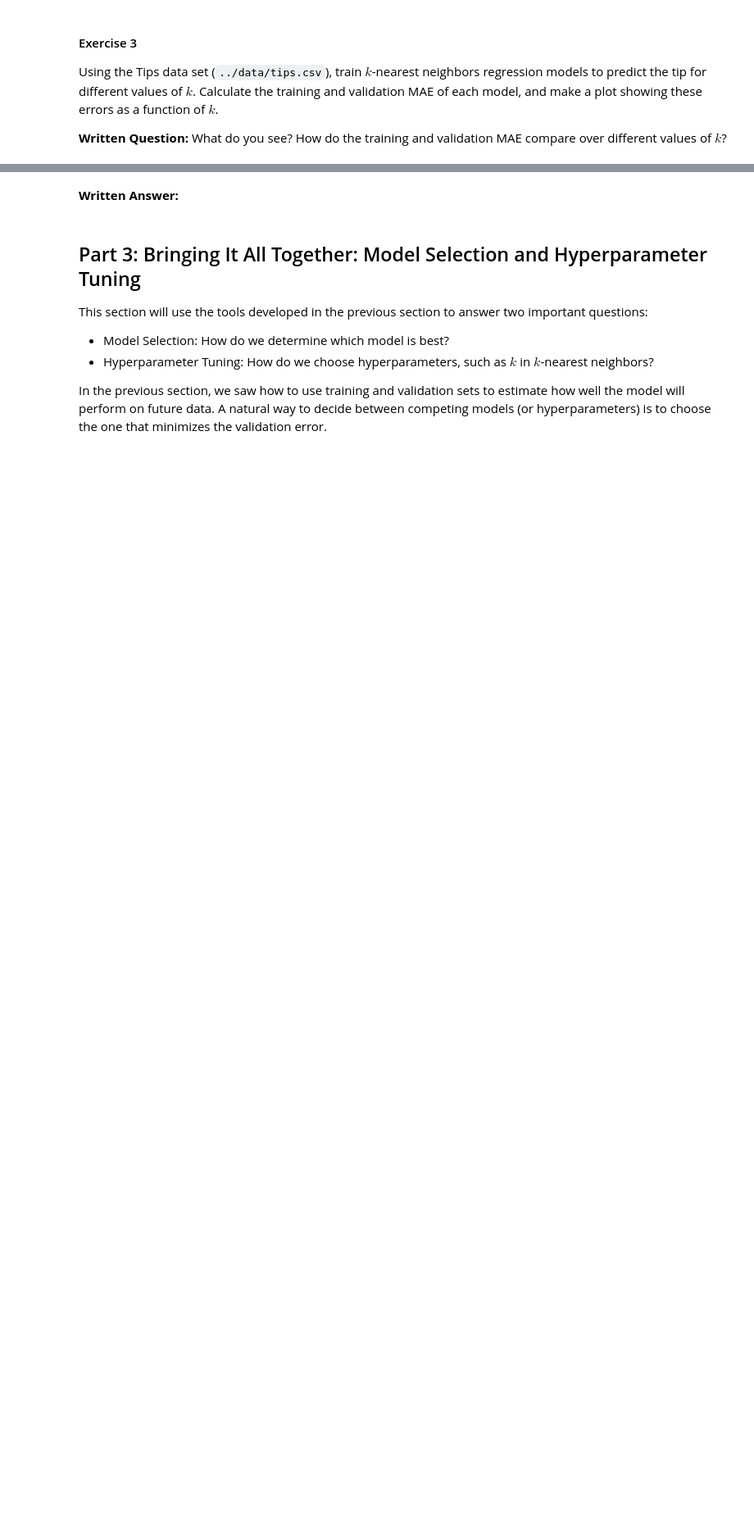
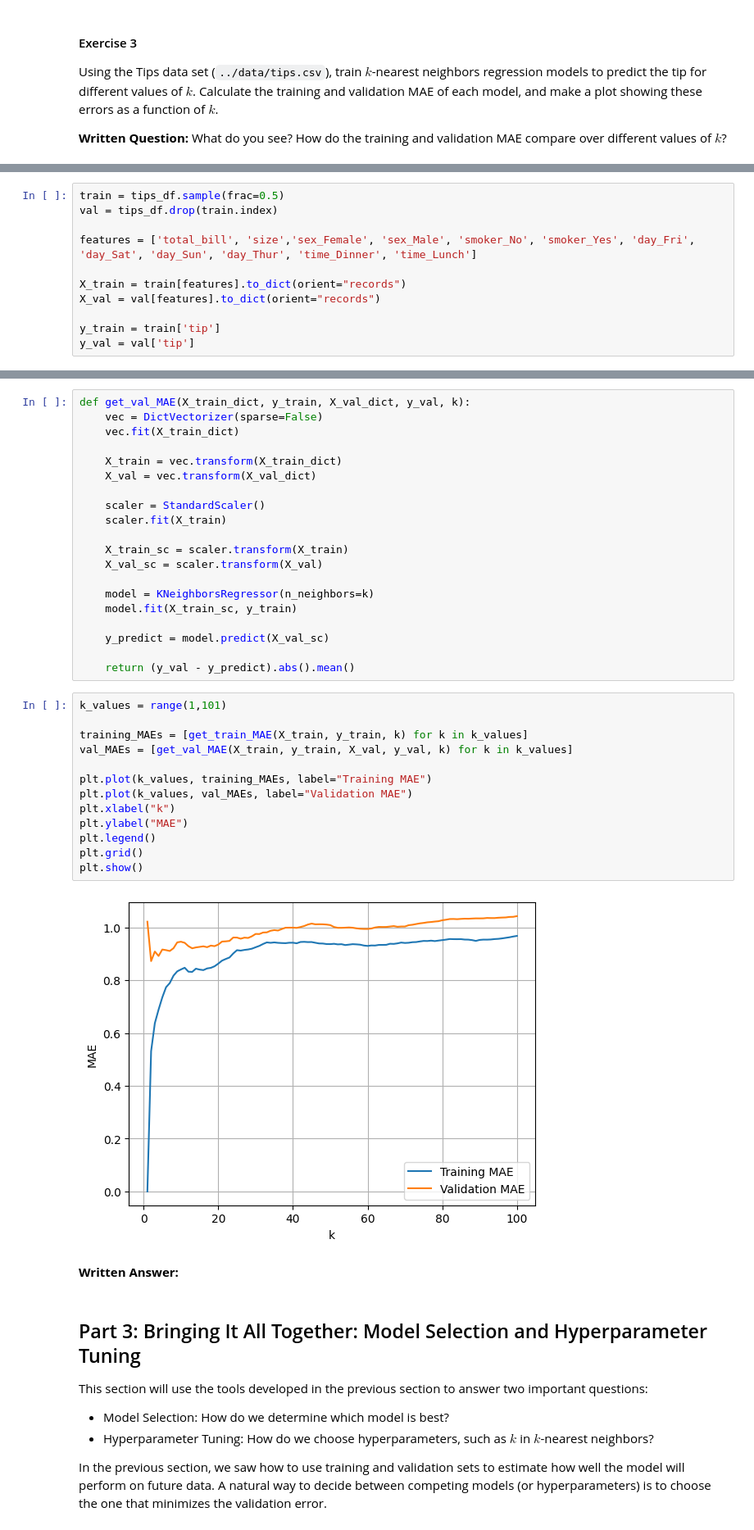
Before and after one commit to RndhS/CMPS-3160---Intro-to-Data-Science, a Jupyter notebook: _labs/Lab09/Lab09.ipynb, the cells around one changed output, grey strips where cells are left out. Shown at 82% size. Saved outputs shown, nothing was run; the diff lists cells and outputs as text; blank space fills up the shorter version.

```diff
--- a/_labs/Lab09/Lab09.ipynb
+++ b/_labs/Lab09/Lab09.ipynb
@@ -434,0 +511,11 @@ Using the Tips data set (`../data/tips.csv`), train $k$-nearest neighbors regres
+# %%
+train = tips_df.sample(frac=0.5)
+val = tips_df.drop(train.index)
+
+features = ['total_bill', 'size','sex_Female', 'sex_Male', 'smoker_No', 'smoker_Yes', 'day_Fri', 'day_Sat', 'day_Sun', 'day_Thur', 'time_Dinner', 'time_Lunch']
+
+X_train = train[features].to_dict(orient="records")
+X_val = val[features].to_dict(orient="records")
+
+y_train = train['tip']
+y_val = val['tip']
@@ -435,3 +537,38 @@ Using the Tips data set (`../data/tips.csv`), train $k$-nearest neighbors regres
+# %%
+def get_val_MAE(X_train_dict, y_train, X_val_dict, y_val, k):
+    vec = DictVectorizer(sparse=False)
+    vec.fit(X_train_dict)
+
+    X_train = vec.transform(X_train_dict)
+    X_val = vec.transform(X_val_dict)
+
+    scaler = StandardScaler()
+    scaler.fit(X_train)
+
+    X_train_sc = scaler.transform(X_train)
+    X_val_sc = scaler.transform(X_val)
+
+    model = KNeighborsRegressor(n_neighbors=k)
+    model.fit(X_train_sc, y_train)
+
+    y_predict = model.predict(X_val_sc)
+
+    return (y_val - y_predict).abs().mean()
+# %%
+k_values = range(1,101)
+
+training_MAEs = [get_train_MAE(X_train, y_train, k) for k in k_values]
+val_MAEs = [get_val_MAE(X_train, y_train, X_val, y_val, k) for k in k_values]
+
+plt.plot(k_values, training_MAEs, label="Training MAE")
+plt.plot(k_values, val_MAEs, label="Validation MAE")
+plt.xlabel("k")
+plt.ylabel("MAE")
+plt.legend()
+plt.grid()
+plt.show()
+# %% [output]
+[figure, added]
 # %% [markdown]
 **Written Answer:**
 # %% [markdown]
```
Also changed, not shown: parts of 14 cells of this notebook.
